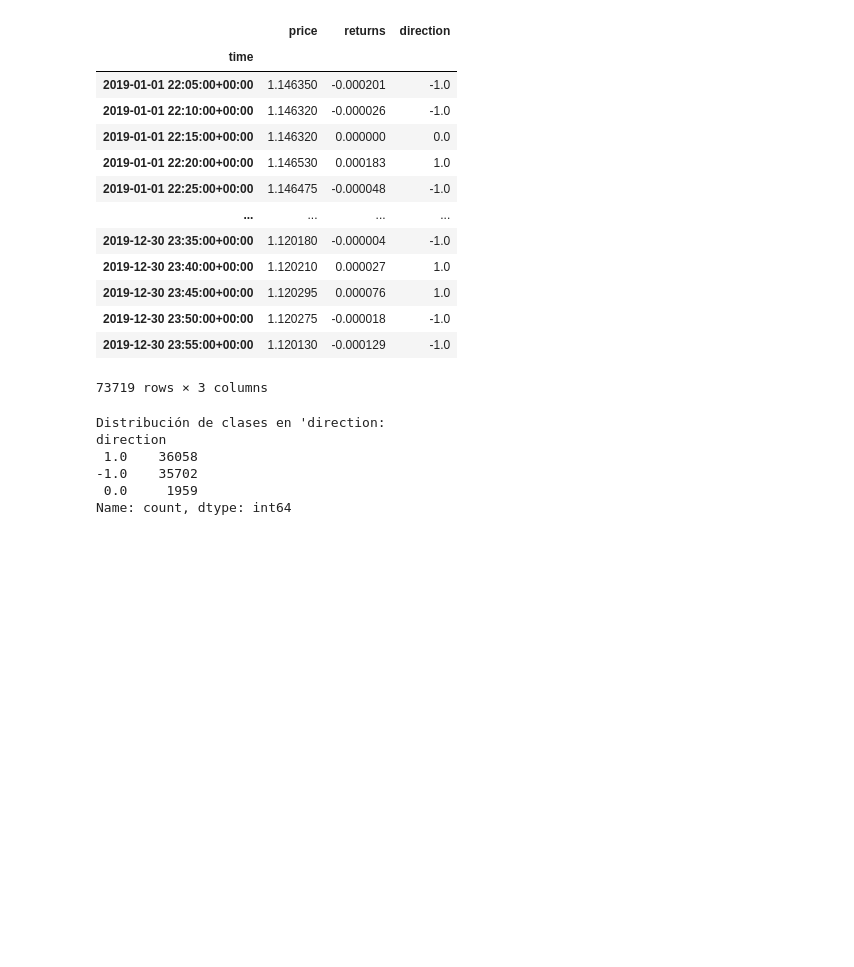
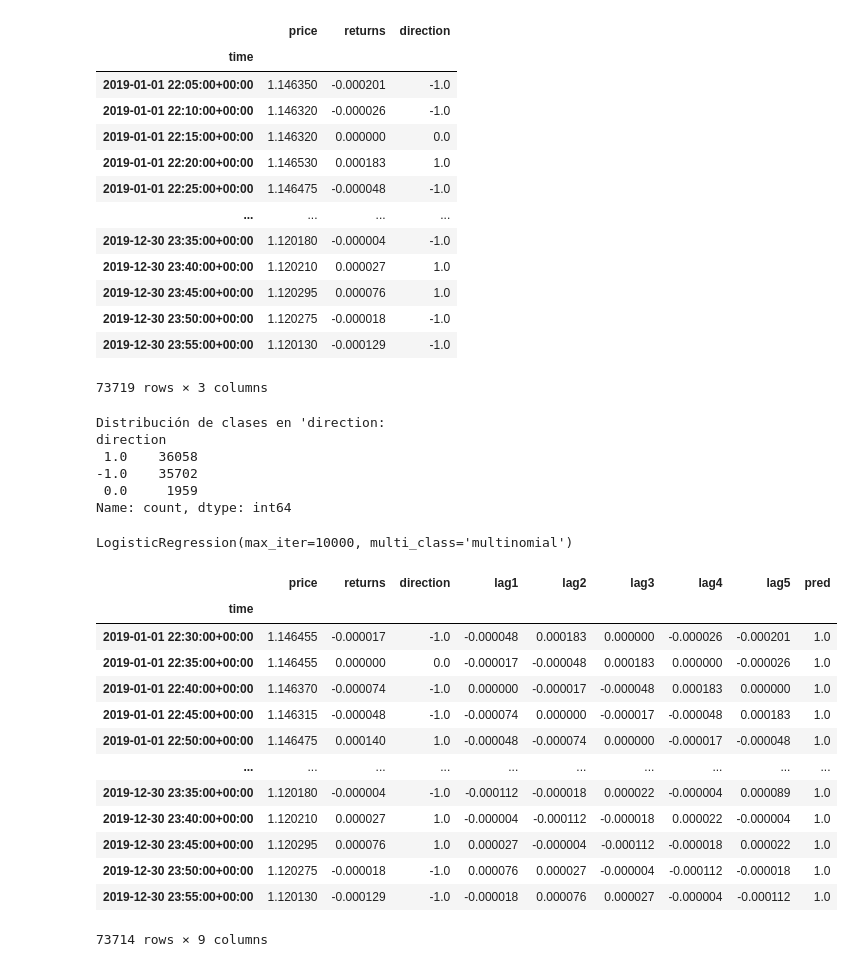
Before and after one commit to mario812/algo-trading-env, a Jupyter notebook: clas_reg_log_telef.ipynb, the cells around one changed output. Drawn from its saved outputs; the diff is of its cells as text; code cells hidden in the pictures; blank space fills up the shorter version.

```diff
--- a/clas_reg_log_telef.ipynb
+++ b/clas_reg_log_telef.ipynb
@@ -52,3 +53,41 @@ direction
 Name: count, dtype: int64
 # %%
 # crear cinco predictores (rendimientos rezagados)
+lags = 5
+cols = []
+for lag in range(1, lags + 1):
+    col = "lag{}".format(lag)
+    df[col] = df.returns.shift(lag)
+    cols.append(col)
+df.dropna(inplace=True)
+# %%
+# separar los datos
+X = df[cols]
+y = df["direction"]
+# %%
+# entrenar el modelo de regresión logística
+lm = LogisticRegression(multi_class="multinomial", solver="lbfgs", max_iter=10000)
+# %%
+# ajustar el modelo
+lm.fit(X, y)
+# %% [output]
+LogisticRegression(max_iter=10000, multi_class='multinomial')
+# %%
+# predecir
+df["pred"] = lm.predict(X)
+df
+# %% [output]
+|  | price | returns | direction | lag1 | lag2 | lag3 | lag4 | lag5 | pred |
+| time |  |  |  |  |  |  |  |  |  |
+| 2019-01-01 22:30:00+00:00 | 1.146455 | -0.000017 | -1.0 | -0.000048 | 0.000183 | 0.000000 | -0.000026 | -0.000201 | 1.0 |
+| 2019-01-01 22:35:00+00:00 | 1.146455 | 0.000000 | 0.0 | -0.000017 | -0.000048 | 0.000183 | 0.000000 | -0.000026 | 1.0 |
+| 2019-01-01 22:40:00+00:00 | 1.146370 | -0.000074 | -1.0 | 0.000000 | -0.000017 | -0.000048 | 0.000183 | 0.000000 | 1.0 |
+| 2019-01-01 22:45:00+00:00 | 1.146315 | -0.000048 | -1.0 | -0.000074 | 0.000000 | -0.000017 | -0.000048 | 0.000183 | 1.0 |
+| 2019-01-01 22:50:00+00:00 | 1.146475 | 0.000140 | 1.0 | -0.000048 | -0.000074 | 0.000000 | -0.000017 | -0.000048 | 1.0 |
+| ... | ... | ... | ... | ... | ... | ... | ... | ... | ... |
+| 2019-12-30 23:35:00+00:00 | 1.120180 | -0.000004 | -1.0 | -0.000112 | -0.000018 | 0.000022 | -0.000004 | 0.000089 | 1.0 |
+| 2019-12-30 23:40:00+00:00 | 1.120210 | 0.000027 | 1.0 | -0.000004 | -0.000112 | -0.000018 | 0.000022 | -0.000004 | 1.0 |
+| 2019-12-30 23:45:00+00:00 | 1.120295 | 0.000076 | 1.0 | 0.000027 | -0.000004 | -0.000112 | -0.000018 | 0.000022 | 1.0 |
+| 2019-12-30 23:50:00+00:00 | 1.120275 | -0.000018 | -1.0 | 0.000076 | 0.000027 | -0.000004 | -0.000112 | -0.000018 | 1.0 |
+| 2019-12-30 23:55:00+00:00 | 1.120130 | -0.000129 | -1.0 | -0.000018 | 0.000076 | 0.000027 | -0.000004 | -0.000112 | 1.0 |
+73714 rows × 9 columns
```
Also changed, not shown: parts of 2 cells of this notebook.
